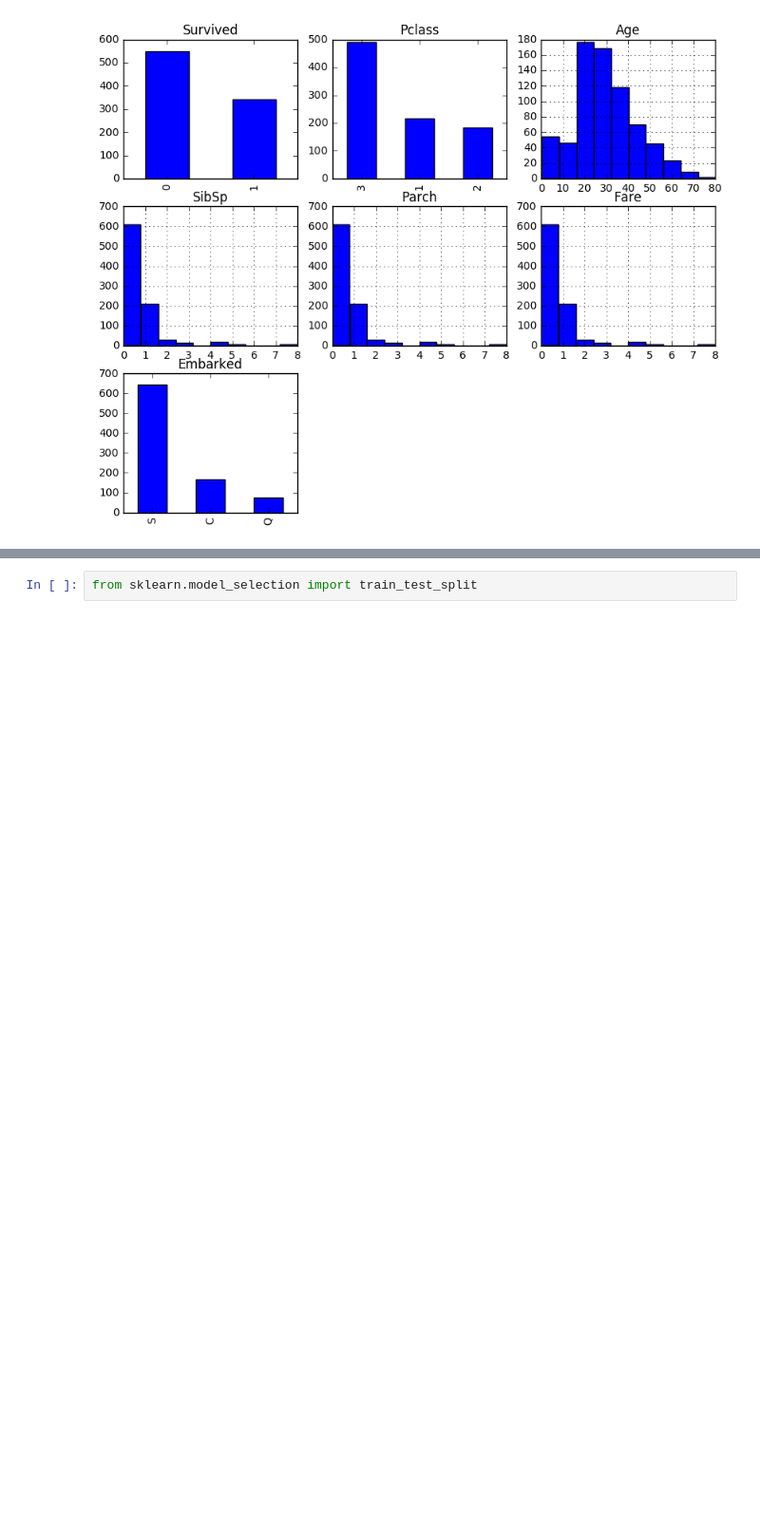
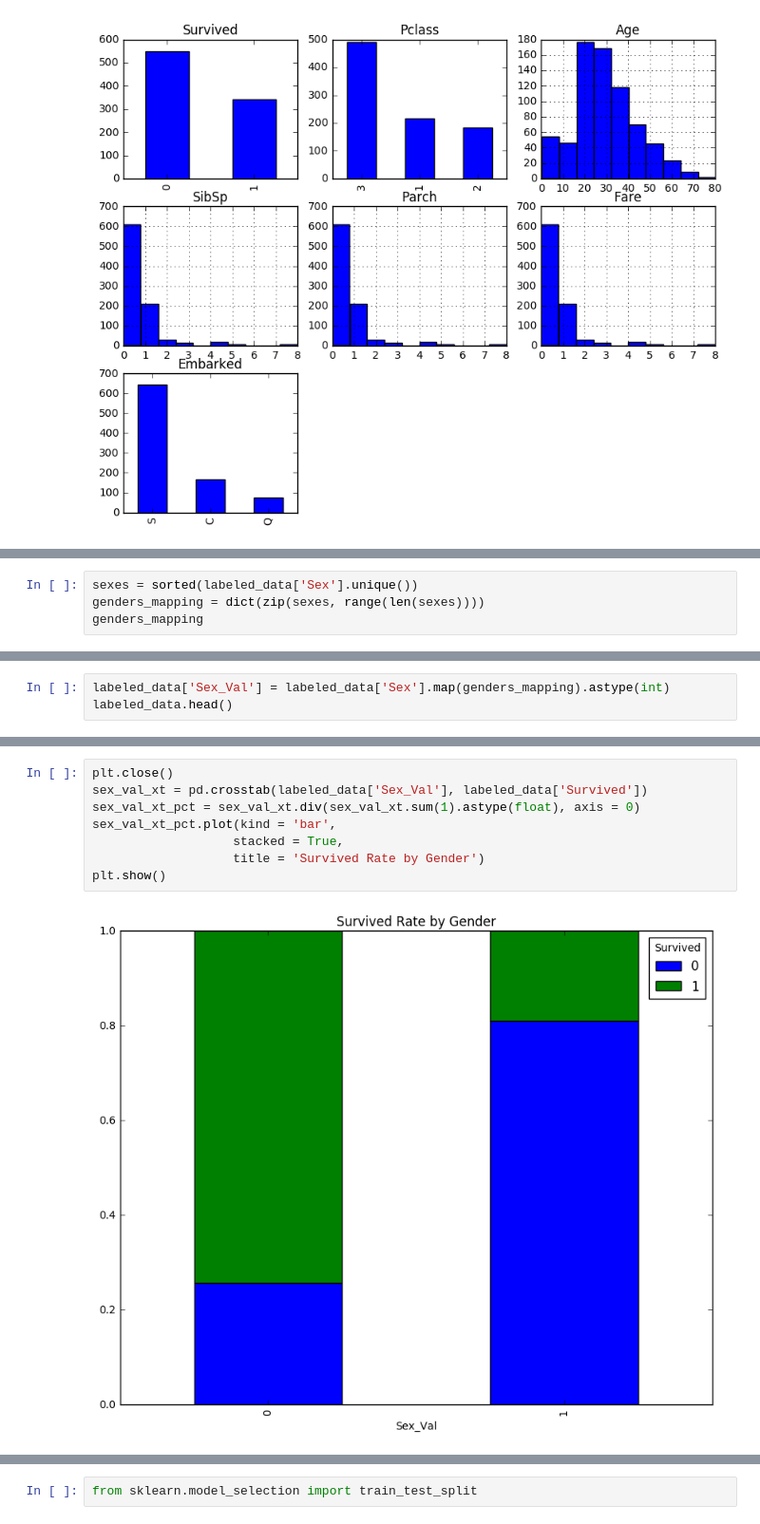
Before and after one commit to NoNeil/kaggle_exercise, a Jupyter notebook: Titanic/titanic.ipynb, the cells around one changed output, grey strips where cells are left out. Shown at 95% size. Cells and saved outputs as stored; diff of their text form; blank space fills up the shorter version.

```diff
--- a/Titanic/titanic.ipynb
+++ b/Titanic/titanic.ipynb
@@ -116,0 +149,4 @@ plt.show()
+# %%
+sexes = sorted(labeled_data['Sex'].unique())
+genders_mapping = dict(zip(sexes, range(len(sexes))))
+genders_mapping
@@ -116,0 +159,3 @@ plt.show()
+# %%
+labeled_data['Sex_Val'] = labeled_data['Sex'].map(genders_mapping).astype(int)
+labeled_data.head()
@@ -116,0 +169,10 @@ plt.show()
+# %%
+plt.close()
+sex_val_xt = pd.crosstab(labeled_data['Sex_Val'], labeled_data['Survived'])
+sex_val_xt_pct = sex_val_xt.div(sex_val_xt.sum(1).astype(float), axis = 0)
+sex_val_xt_pct.plot(kind = 'bar',
+                   stacked = True,
+                   title = 'Survived Rate by Gender')
+plt.show()
+# %% [output]
+[figure, added]
```
Also changed, not shown: parts of 10 cells of this notebook.
